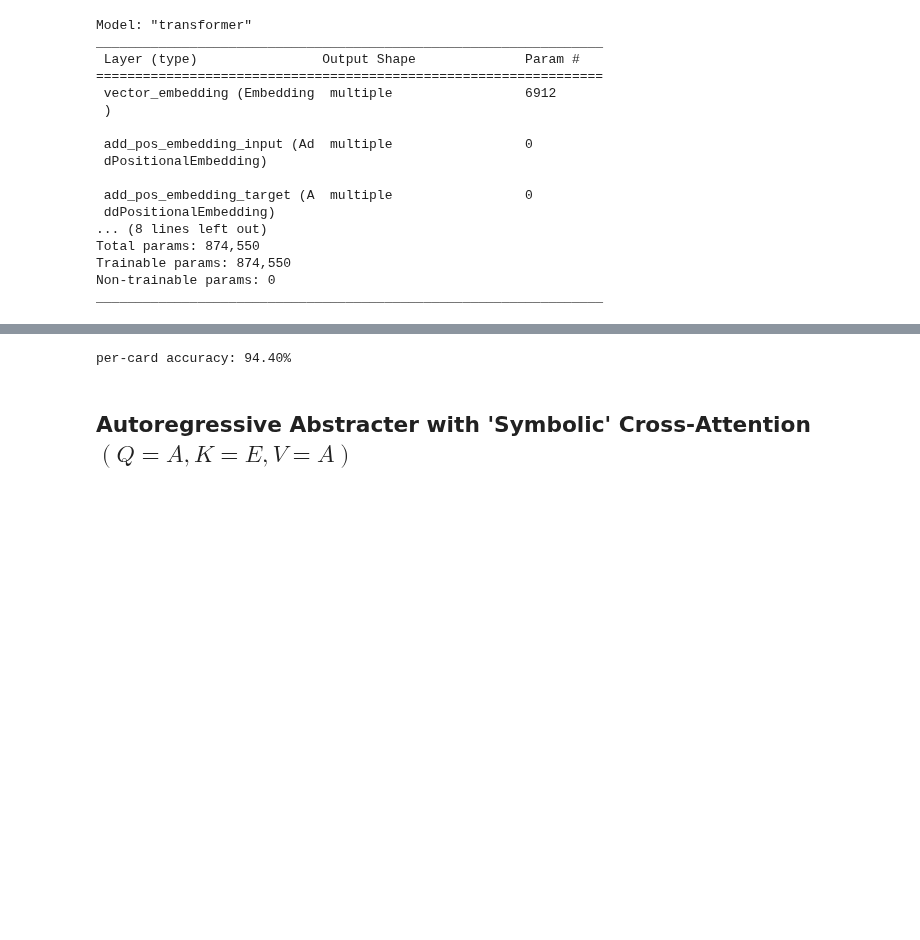
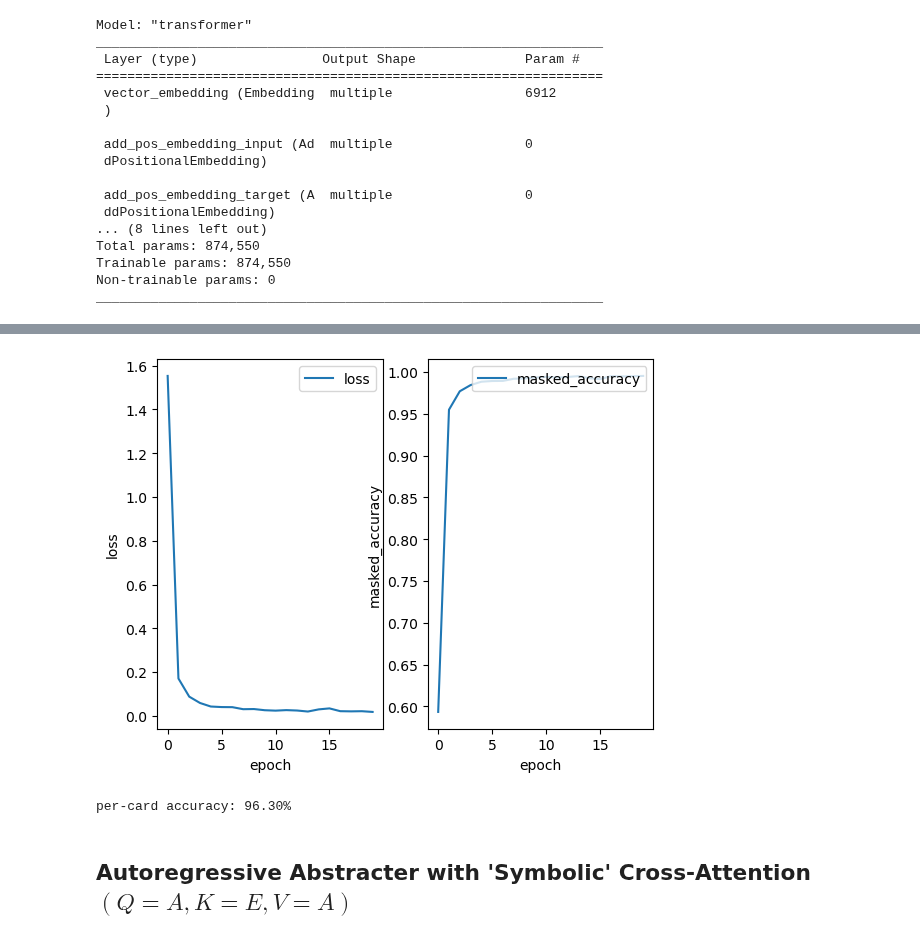
Before and after one commit to jdlafferty/relational, a Jupyter notebook: autoregressive_abstracter_card_sorting.ipynb, the cells around one changed output, grey strips where cells are left out. Cells and saved outputs as stored; diff of their text form; code cells hidden in the pictures; blank space fills up the shorter version.

Commit message:
updated autoregressive_abstracter_card_sorting.ipynb updated implementation + new experiments

```diff
--- a/autoregressive_abstracter_card_sorting.ipynb
+++ b/autoregressive_abstracter_card_sorting.ipynb
@@ -44,12 +28,11 @@ wandb: Appending key for api.wandb.ai to your netrc file: /root/.netrc
 True
 # %%
-def create_callbacks(monitor='loss', log_gradients=False, save_model=True, log_weights=True,
-                     train_ds=None, val_ds=None, ):
+def create_callbacks(monitor='loss'):
     callbacks = [
 #         tf.keras.callbacks.EarlyStopping(monitor='val_loss', patience=10, mode='auto', restore_best_weights=True),
 #         tf.keras.callbacks.ReduceLROnPlateau( monitor='val_loss', factor=0.1, patience=5, verbose=1, mode='auto'),
         wandb.keras.WandbMetricsLogger(log_freq='epoch'),
-        wandb.keras,WandbModelCheckpoint(monitor=monitor, mode='auto', save_freq='epoch')
+        # wandb.keras.WandbModelCheckpoint(filepath='models/model_{epoch:02d}', monitor=monitor, mode='auto', save_freq='epoch')
 #         wandb.keras.WandbCallback(
 #             monitor=monitor, log_weights=log_weights, log_gradients=log_gradients, save_model=save_model, save_graph=True,
 #             training_data=train_ds, validation_data=val_ds,
@@ -197,7 +135,7 @@ def evaluate_seq2seq_model(model):
 
 # transformer = Model(inputs=[inputs, target], outputs=x)
 # %%
-from seq2seq_transformer import Encoder
+from seq2seq_transformer import Encoder, AddPositionalEmbedding
 
 class Transformer(tf.keras.Model):
     def __init__(self, num_layers, num_heads, dff,
@@ -211,7 +149,8 @@ class Transformer(tf.keras.Model):
         self.pos_embedding_adder_target = AddPositionalEmbedding(name='add_pos_embedding_target')
 
         self.encoder = Encoder(num_layers=num_layers, num_heads=num_heads, dff=dff, dropout_rate=dropout_rate, name='encoder')
-        self.decoder = Decoder(num_layers=num_layers, num_heads=num_heads, dff=dff, dropout_rate=dropout_rate, name='decoder')
+        self.decoder = ContextDecoder(num_layers=num_layers, num_heads=num_heads, dff=dff,
+          dropout_rate=dropout_rate, cross_attention_type='std_encoder_decoder', name='decoder')
         self.final_layer = layers.Dense(target_vocab_size, name='final_layer')
 
 
@@ -228,7 +167,7 @@ class Transformer(tf.keras.Model):
         target_embedding = self.token_embedder(target)
         target_embedding = self.pos_embedding_adder_target(target_embedding)
 
-        x = self.decoder(target_embedding, encoder_context)
+        x = self.decoder(input_seq=target_embedding, context_seq=encoder_context)
 
         # Final linear layer output.
         logits = self.final_layer(x)  # (batch_size, target_len, target_vocab_size)
@@ -278,5 +210,8 @@ Trainable params: 874,550
 Non-trainable params: 0
 _________________________________________________________________
 # %%
-transformer.fit((source_train, target_train), labels_train, epochs=10, batch_size=64, verbose=1)
+wandb.init(project='Autoregressive Abstracters (Card Sorting)', group='std transformer')
+history = transformer.fit((source_train, target_train), labels_train,
+    epochs=20, batch_size=64, verbose=1, callbacks=create_callbacks())
+wandb.finish()
 # %% [output]
@@ -304,7 +254,11 @@ Epoch 10/10
+# %%
+utils.plot_history(history, plot_attrs=['loss', 'masked_accuracy'], val=False);
+# %% [output]
+[figure, added]
 # %%
 evaluate_seq2seq_model(transformer);
 # %% [output]
-per-card accuracy: 94.40%
+per-card accuracy: 96.30%
 # %% [markdown]
 ## Autoregressive Abstracter with 'Symbolic' Cross-Attention $(Q=A, K=E, V=A)$
 # %%
```
Also changed, not shown: parts of 24 cells of this notebook.
